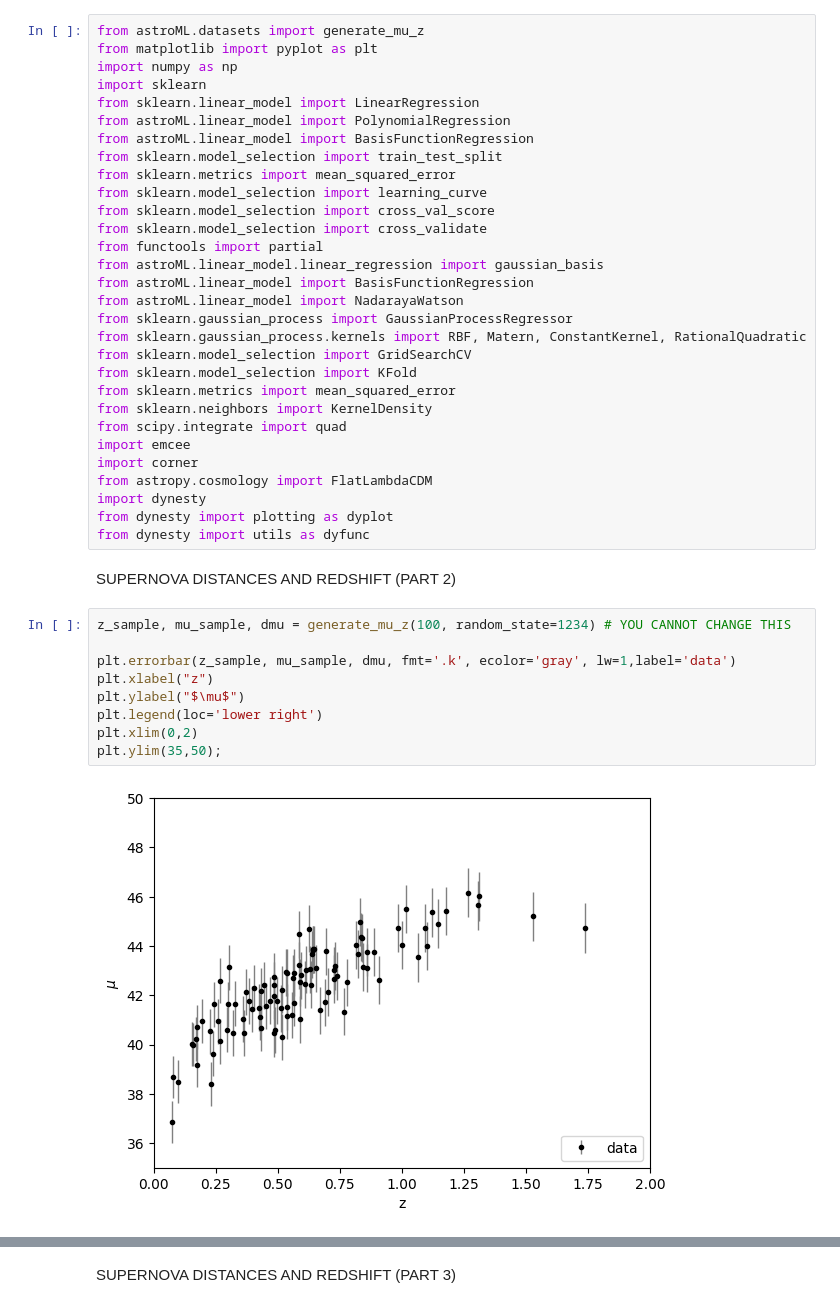
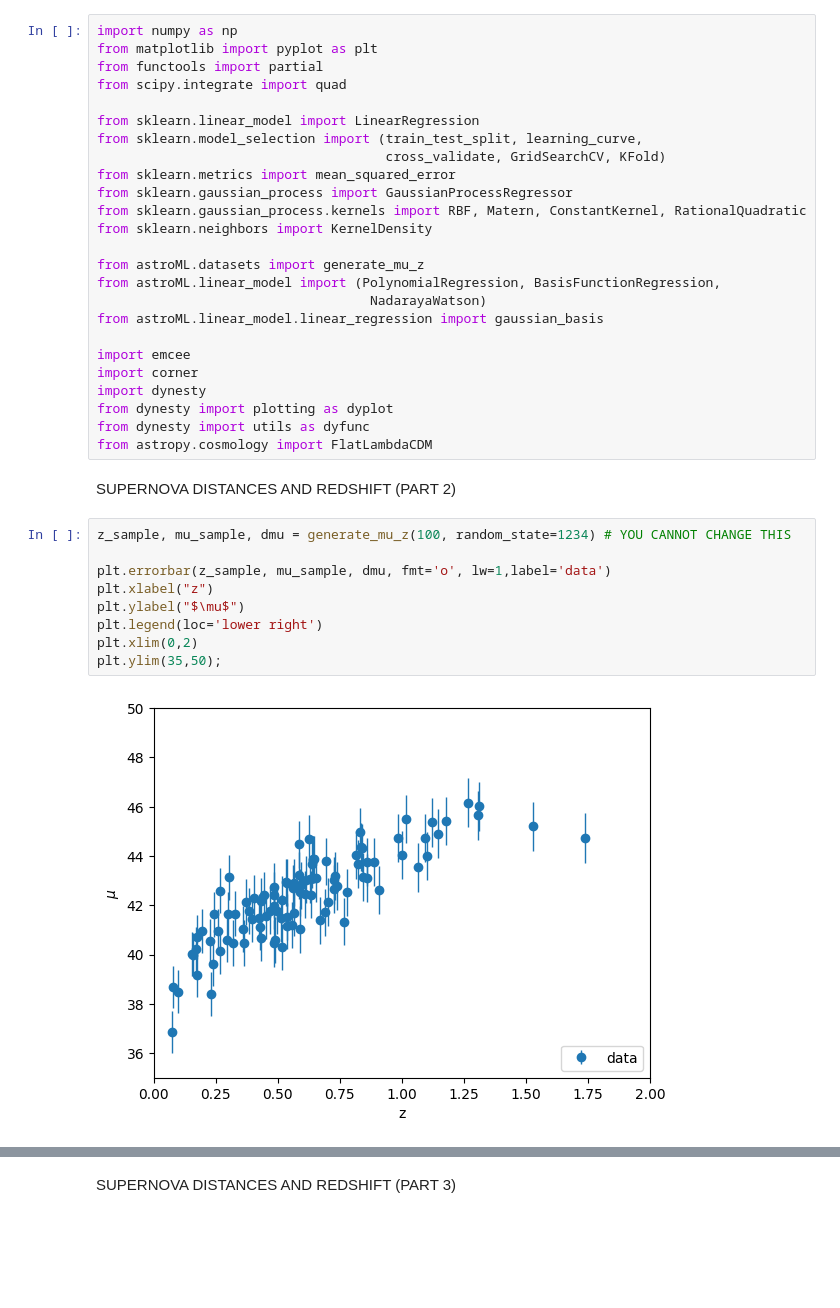
Before and after one commit to tgrisetti/astrostatistics_bicocca_2025, a Jupyter notebook: working/S18.ipynb, the cells around one changed output, grey strips where cells are left out. Cells and saved outputs as stored; diff of their text form; blank space fills up the shorter version.

```diff
--- a/working/S18.ipynb
+++ b/working/S18.ipynb
@@ -1,44 +1,39 @@
 # %%
-from astroML.datasets import generate_mu_z
+import numpy as np
 from matplotlib import pyplot as plt
-import numpy as np
-import sklearn
+from functools import partial
+from scipy.integrate import quad
+
 from sklearn.linear_model import LinearRegression
-from astroML.linear_model import PolynomialRegression
-from astroML.linear_model import BasisFunctionRegression
-from sklearn.model_selection import train_test_split
+from sklearn.model_selection import (train_test_split, learning_curve,
+                                     cross_validate, GridSearchCV, KFold)
 from sklearn.metrics import mean_squared_error
-from sklearn.model_selection import learning_curve
-from sklearn.model_selection import cross_val_score
-from sklearn.model_selection import cross_validate
-from functools import partial
-from astroML.linear_model.linear_regression import gaussian_basis
-from astroML.linear_model import BasisFunctionRegression
-from astroML.linear_model import NadarayaWatson
 from sklearn.gaussian_process import GaussianProcessRegressor
 from sklearn.gaussian_process.kernels import RBF, Matern, ConstantKernel, RationalQuadratic
-from sklearn.model_selection import GridSearchCV
-from sklearn.model_selection import KFold
-from sklearn.metrics import mean_squared_error
 from sklearn.neighbors import KernelDensity
-from scipy.integrate import quad
+
+from astroML.datasets import generate_mu_z
+from astroML.linear_model import (PolynomialRegression, BasisFunctionRegression,
+                                   NadarayaWatson)
+from astroML.linear_model.linear_regression import gaussian_basis
+
 import emcee
 import corner
-from astropy.cosmology import FlatLambdaCDM
 import dynesty
 from dynesty import plotting as dyplot
 from dynesty import utils as dyfunc
+from astropy.cosmology import FlatLambdaCDM
 # %% [markdown]
 SUPERNOVA DISTANCES AND REDSHIFT (PART 2)
 # %%
 z_sample, mu_sample, dmu = generate_mu_z(100, random_state=1234) # YOU CANNOT CHANGE THIS
 
-plt.errorbar(z_sample, mu_sample, dmu, fmt='.k', ecolor='gray', lw=1,label='data')
+plt.errorbar(z_sample, mu_sample, dmu, fmt='o', lw=1,label='data')
 plt.xlabel("z")
 plt.ylabel("$\mu$")
 plt.legend(loc='lower right')
 plt.xlim(0,2)
 plt.ylim(35,50);
 # %% [output]
-[figure, old version]
+[figure, new version]
 # %%
```
Also changed, not shown: parts of 29 cells of this notebook, 8 other files.
